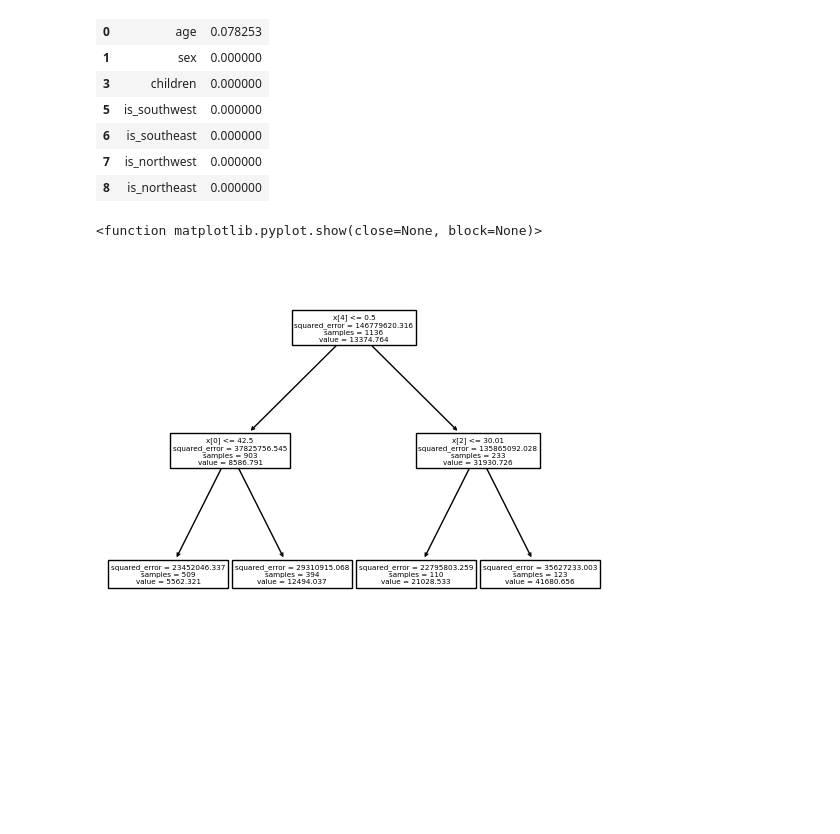
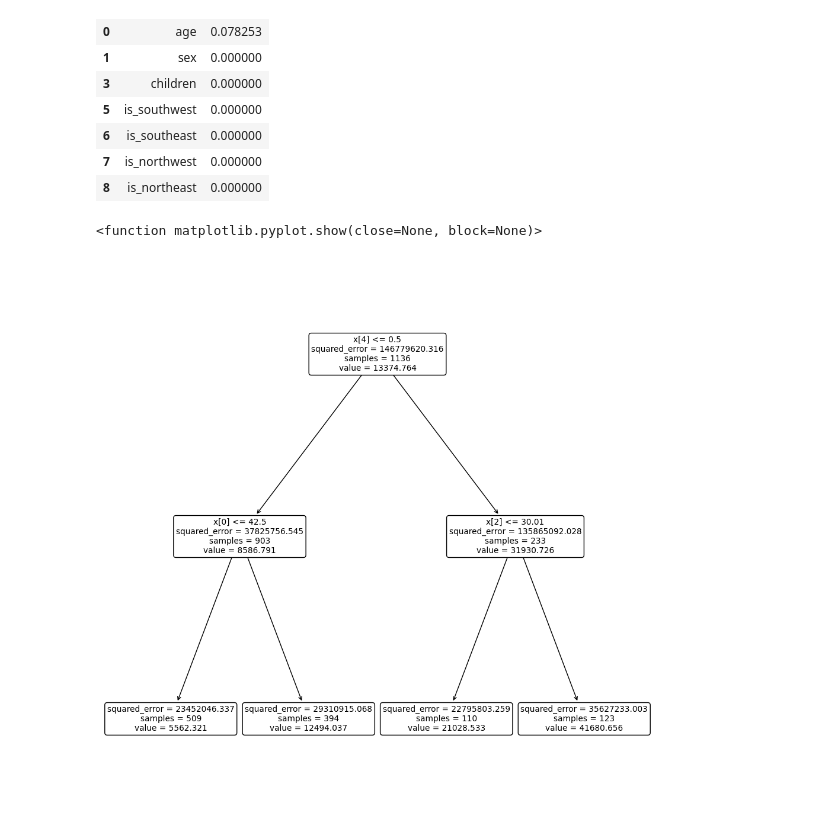
Before and after one commit to ElieLECAS/ML_avance, a Jupyter notebook: feature_selection/importance/feature_importance.ipynb, the cells around one changed output. Saved outputs shown, nothing was run; the diff lists cells and outputs as text; code cells hidden in the pictures; blank space fills up the shorter version.

```diff
--- a/feature_selection/importance/feature_importance.ipynb
+++ b/feature_selection/importance/feature_importance.ipynb
@@ -32,8 +32,9 @@ f
 # %%
 from sklearn import tree
 
-tree.plot_tree(model_tree)
+plt.figure(figsize=(12,12))
+tree.plot_tree(model_tree, rounded=True, class_names=True)
 plt.show
 # %% [output]
 <function matplotlib.pyplot.show(close=None, block=None)>
-[figure, old version]
+[figure, new version]
```
Also changed, not shown: 5 other files.
